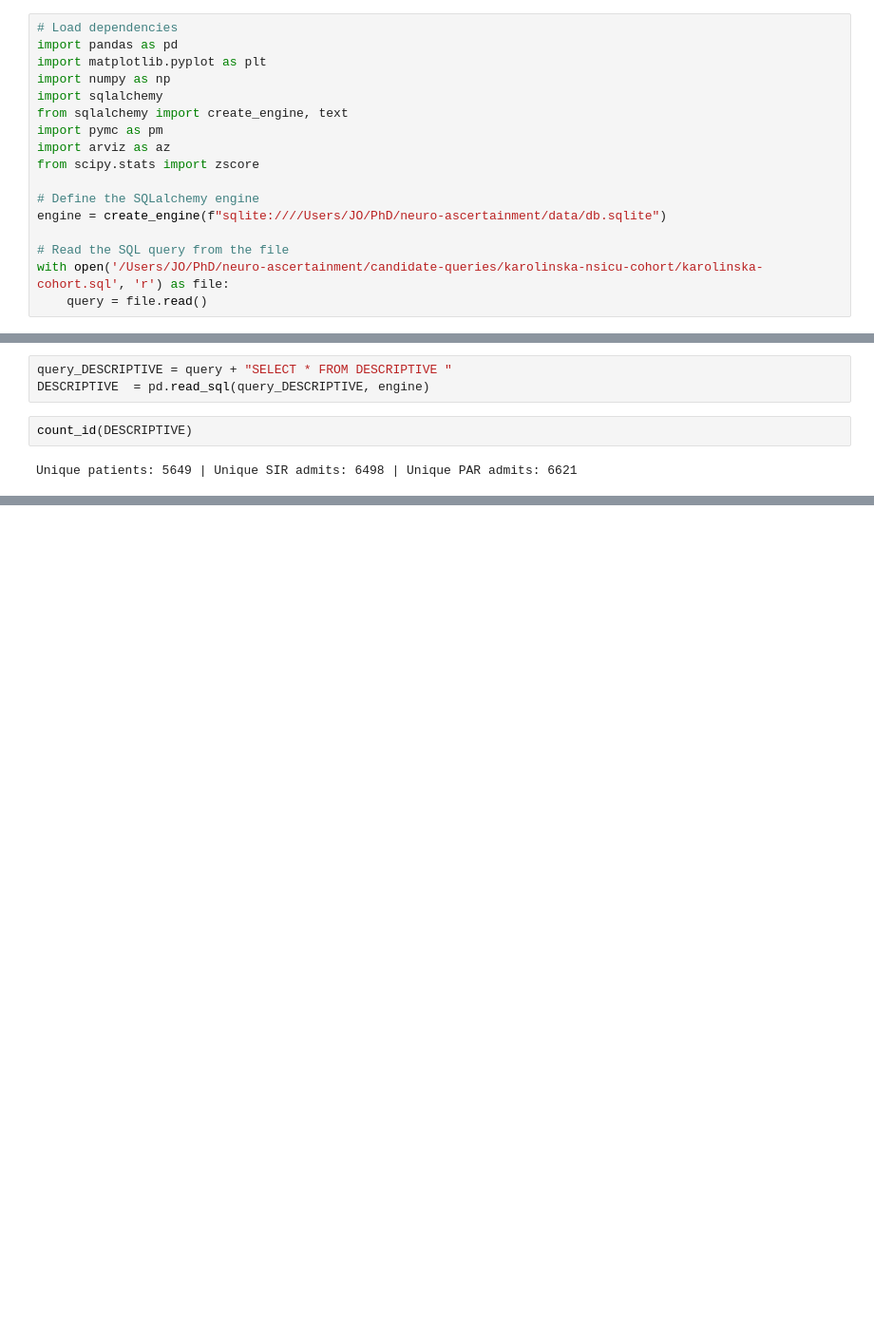
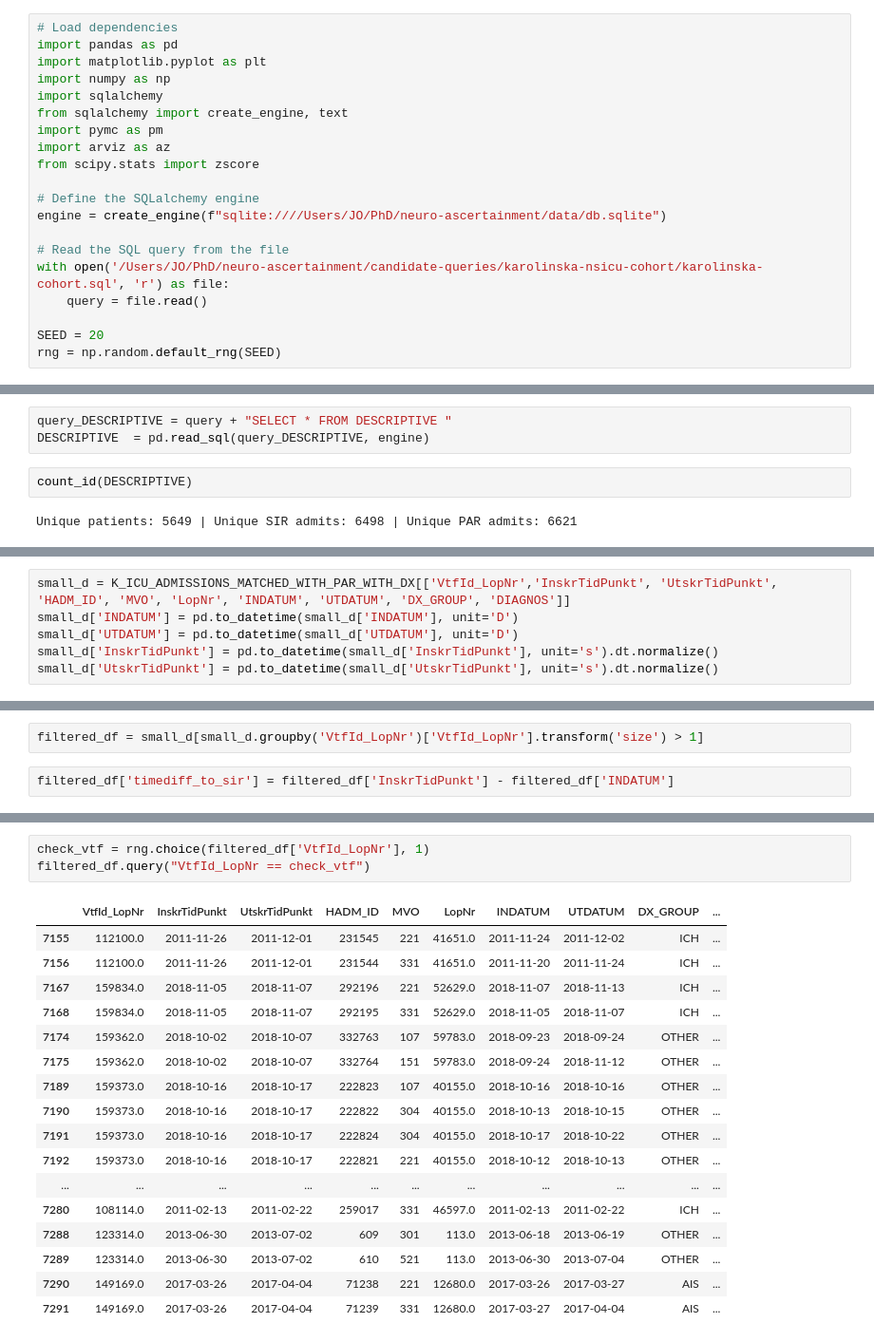
Before and after one commit to johol355/neuro-ascertainment, a Jupyter notebook: candidate-queries/karolinska-nsicu-cohort/karolinska-cohort.ipynb, the cells around one changed output, grey strips where cells are left out. Shown at 95% size. Saved outputs shown, nothing was run; the diff lists cells and outputs as text; blank space fills up the shorter version.

```diff
--- a/candidate-queries/karolinska-nsicu-cohort/karolinska-cohort.ipynb
+++ b/candidate-queries/karolinska-nsicu-cohort/karolinska-cohort.ipynb
@@ -15,6 +15,9 @@ engine = create_engine(f"sqlite:////Users/JO/PhD/neuro-ascertainment/data/db.sql
 # Read the SQL query from the file
 with open('/Users/JO/PhD/neuro-ascertainment/candidate-queries/karolinska-nsicu-cohort/karolinska-cohort.sql', 'r') as file:
     query = file.read()
+
+SEED = 20
+rng = np.random.default_rng(SEED)
 # %%
 query_PAR_HADM = query + "SELECT * FROM PAR_HADM"
 PAR_HADM = pd.read_sql(query_PAR_HADM, engine)
@@ -81,0 +123,6 @@ MVO.
+# %%
+small_d = K_ICU_ADMISSIONS_MATCHED_WITH_PAR_WITH_DX[['VtfId_LopNr','InskrTidPunkt', 'UtskrTidPunkt', 'HADM_ID', 'MVO', 'LopNr', 'INDATUM', 'UTDATUM', 'DX_GROUP', 'DIAGNOS']]
+small_d['INDATUM'] = pd.to_datetime(small_d['INDATUM'], unit='D')
+small_d['UTDATUM'] = pd.to_datetime(small_d['UTDATUM'], unit='D')
+small_d['InskrTidPunkt'] = pd.to_datetime(small_d['InskrTidPunkt'], unit='s').dt.normalize()
+small_d['UtskrTidPunkt'] = pd.to_datetime(small_d['UtskrTidPunkt'], unit='s').dt.normalize()
@@ -81,0 +150,4 @@ MVO.
+# %%
+filtered_df = small_d[small_d.groupby('VtfId_LopNr')['VtfId_LopNr'].transform('size') > 1]
+# %%
+filtered_df['timediff_to_sir'] = filtered_df['InskrTidPunkt'] - filtered_df['INDATUM']
@@ -81,0 +160,21 @@ MVO.
+# %%
+check_vtf = rng.choice(filtered_df['VtfId_LopNr'], 1)
+filtered_df.query("VtfId_LopNr == check_vtf")
+# %% [output]
+|  | VtfId_LopNr | InskrTidPunkt | UtskrTidPunkt | HADM_ID | MVO | LopNr | INDATUM | UTDATUM | DX_GROUP | ... |
+| 7155 | 112100.0 | 2011-11-26 | 2011-12-01 | 231545 | 221 | 41651.0 | 2011-11-24 | 2011-12-02 | ICH | ... |
+| 7156 | 112100.0 | 2011-11-26 | 2011-12-01 | 231544 | 331 | 41651.0 | 2011-11-20 | 2011-11-24 | ICH | ... |
+| 7167 | 159834.0 | 2018-11-05 | 2018-11-07 | 292196 | 221 | 52629.0 | 2018-11-07 | 2018-11-13 | ICH | ... |
+| 7168 | 159834.0 | 2018-11-05 | 2018-11-07 | 292195 | 331 | 52629.0 | 2018-11-05 | 2018-11-07 | ICH | ... |
+| 7174 | 159362.0 | 2018-10-02 | 2018-10-07 | 332763 | 107 | 59783.0 | 2018-09-23 | 2018-09-24 | OTHER | ... |
+| 7175 | 159362.0 | 2018-10-02 | 2018-10-07 | 332764 | 151 | 59783.0 | 2018-09-24 | 2018-11-12 | OTHER | ... |
+| 7189 | 159373.0 | 2018-10-16 | 2018-10-17 | 222823 | 107 | 40155.0 | 2018-10-16 | 2018-10-16 | OTHER | ... |
+| 7190 | 159373.0 | 2018-10-16 | 2018-10-17 | 222822 | 304 | 40155.0 | 2018-10-13 | 2018-10-15 | OTHER | ... |
+| 7191 | 159373.0 | 2018-10-16 | 2018-10-17 | 222824 | 304 | 40155.0 | 2018-10-17 | 2018-10-22 | OTHER | ... |
+| 7192 | 159373.0 | 2018-10-16 | 2018-10-17 | 222821 | 221 | 40155.0 | 2018-10-12 | 2018-10-13 | OTHER | ... |
+| ... | ... | ... | ... | ... | ... | ... | ... | ... | ... | ... |
+| 7280 | 108114.0 | 2011-02-13 | 2011-02-22 | 259017 | 331 | 46597.0 | 2011-02-13 | 2011-02-22 | ICH | ... |
+| 7288 | 123314.0 | 2013-06-30 | 2013-07-02 | 609 | 301 | 113.0 | 2013-06-18 | 2013-06-19 | OTHER | ... |
+| 7289 | 123314.0 | 2013-06-30 | 2013-07-02 | 610 | 521 | 113.0 | 2013-06-30 | 2013-07-04 | OTHER | ... |
+| 7290 | 149169.0 | 2017-03-26 | 2017-04-04 | 71238 | 221 | 12680.0 | 2017-03-26 | 2017-03-27 | AIS | ... |
+| 7291 | 149169.0 | 2017-03-26 | 2017-04-04 | 71239 | 331 | 12680.0 | 2017-03-27 | 2017-04-04 | AIS | ... |
```
Also changed, not shown: parts of 7 cells of this notebook, 1 other file.
